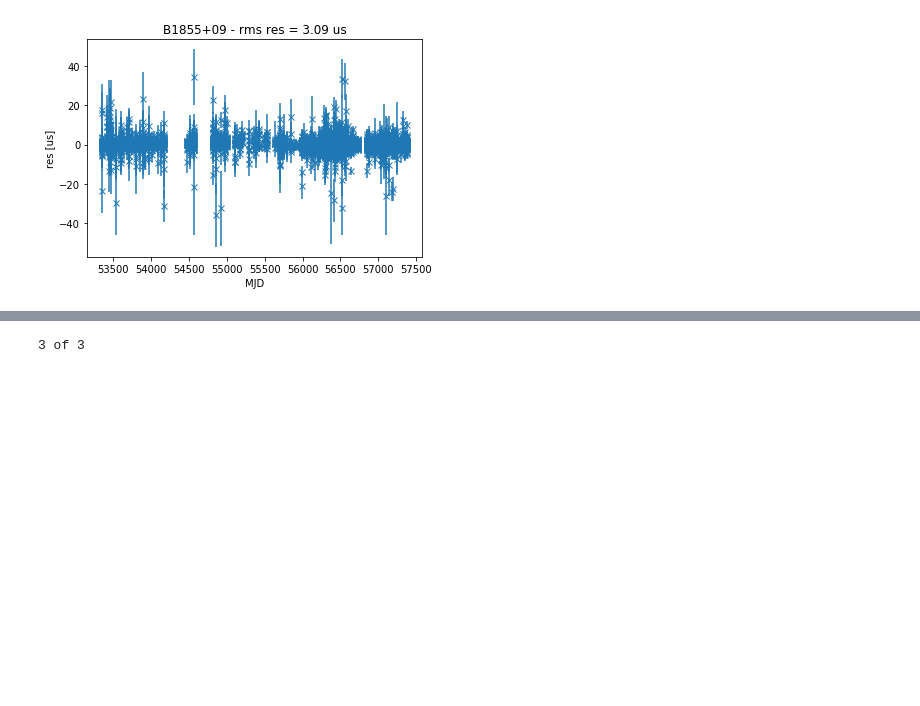
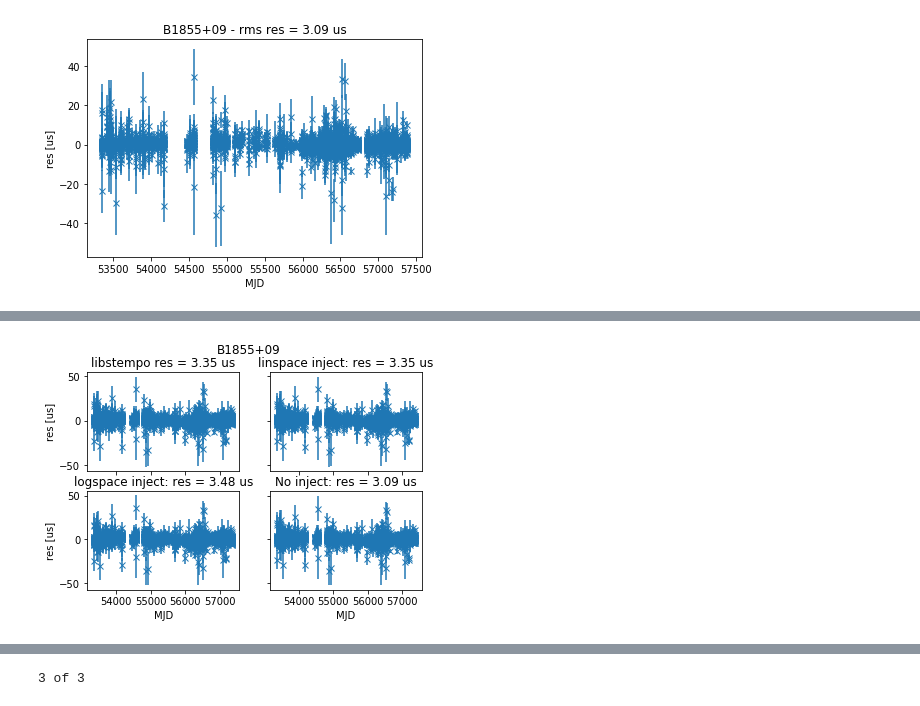
Before and after one commit to LBJ-Wade/NANOGrav, a Jupyter notebook: BackgroundInjections/toasim_testing/comparisons_v1.ipynb, the cells around one changed output, grey strips where cells are left out. Drawn from its saved outputs; the diff is of its cells as text; code cells hidden in the pictures; blank space fills up the shorter version.

```diff
--- a/BackgroundInjections/toasim_testing/comparisons_v1.ipynb
+++ b/BackgroundInjections/toasim_testing/comparisons_v1.ipynb
@@ -225,3 +202,44 @@ LP.plotres(test_psr3)
+# %%
+def getpsrparams(psr):
+    res, t, errs = psr.residuals(), psr.toas(), psr.toaerrs
+    meanres = np.sqrt(np.mean(res**2)) / 1e-6
+    return res,t,errs,meanres
+# %%
+res_1,t_1,errs_1,meanres_1 = getpsrparams(test_psr1)
+i_1 = np.argsort(t_1)
+
+res_2,t_2,errs_2,meanres_2 = getpsrparams(test_psr2)
+i_2 = np.argsort(t_2)
+
+res_3,t_3,errs_3,meanres_3 = getpsrparams(test_psr3)
+i_3 = np.argsort(t_3)
+
+res_4,t_4,errs_4,meanres_4 = getpsrparams(orig_psr)
+i_4 = np.argsort(t_4)
+# %%
+fig1,((ax1,ax2),(ax3,ax4)) = plt.subplots(2,2,sharex='col',sharey='row')
+ax1.errorbar(t_1[i_1],res_1[i_1]/1e-6,yerr=errs_1[i_1],fmt='x')
+ax1.set_title("libstempo res = {0:.2f} us".format(meanres_1))
+ax1.set_ylabel('res [us]')
+
+ax2.errorbar(t_2[i_2],res_2[i_2]/1e-6,yerr=errs_2[i_2],fmt='x')
+ax2.set_title("linspace inject: res = {0:.2f} us".format(meanres_2))
+
+ax3.errorbar(t_3[i_3],res_3[i_3]/1e-6,yerr=errs_3[i_3],fmt='x')
+ax3.set_title("logspace inject: res = {0:.2f} us".format(meanres_3))
+ax3.set_xlabel('MJD')
+ax3.set_ylabel('res [us]')
+
+ax4.errorbar(t_4[i_4],res_1[i_4]/1e-6,yerr=errs_1[i_4],fmt='x')
+ax4.set_title("No inject: res = {0:.2f} us".format(meanres_4))
+ax4.set_xlabel('MJD')
+
+
+fig1.suptitle(orig_psr.name)
+#fig1.savefig(current_dir+'/Figs'+'/residual_comp.pdf')
+plt.show()
+# %% [output]
+[figure, added]
 # %%
 plt.loglog(f_red_test_psr2/u.yr.to('s'),A_red_test_psr2,'.')
 plt.loglog(f_red_test_psr3/u.yr.to('s'),A_red_test_psr3,'.')
```
Also changed, not shown: parts of 22 cells of this notebook, 1 other file.
